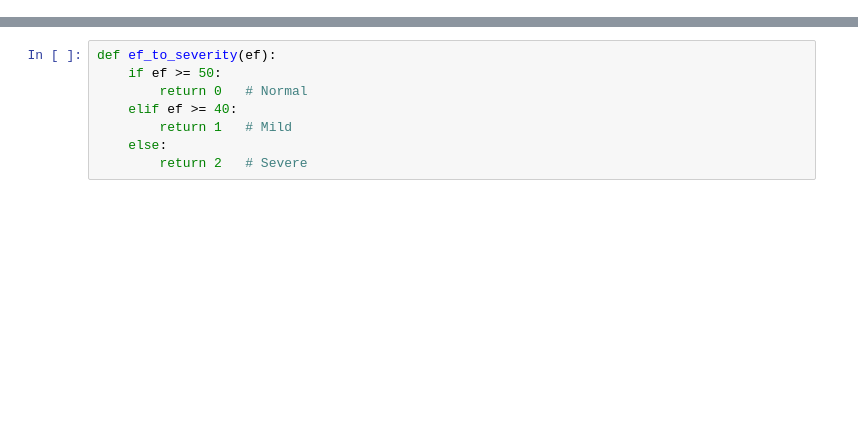
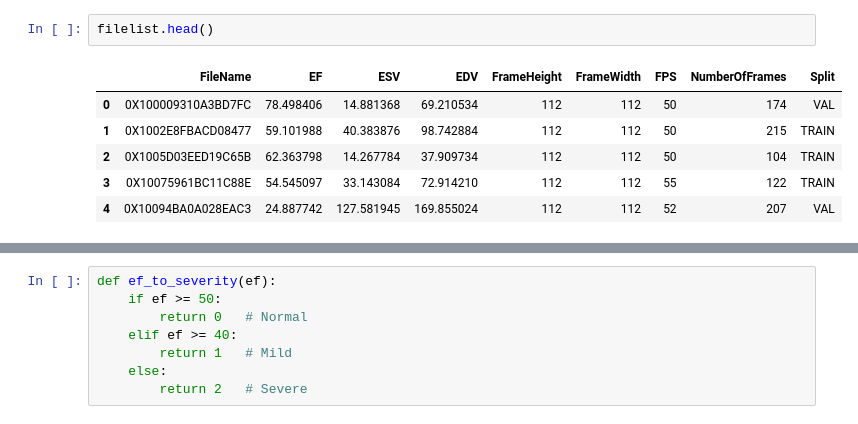
Before and after one commit to vasanth-06V/Medcial-AI-Heart-Disease-prediction, a Jupyter notebook: notebooks/intern2_echo/EDESFramespipeline.ipynb, the cells around one changed output, grey strips where cells are left out. Saved outputs shown, nothing was run; the diff lists cells and outputs as text; blank space fills up the shorter version.

```diff
--- a/notebooks/intern2_echo/EDESFramespipeline.ipynb
+++ b/notebooks/intern2_echo/EDESFramespipeline.ipynb
@@ -34,0 +24,9 @@ filelist.head(), tracings.head()
+# %%
+filelist.head()
+# %% [output]
+|  | FileName | EF | ESV | EDV | FrameHeight | FrameWidth | FPS | NumberOfFrames | Split |
+| 0 | 0X100009310A3BD7FC | 78.498406 | 14.881368 | 69.210534 | 112 | 112 | 50 | 174 | VAL |
+| 1 | 0X1002E8FBACD08477 | 59.101988 | 40.383876 | 98.742884 | 112 | 112 | 50 | 215 | TRAIN |
+| 2 | 0X1005D03EED19C65B | 62.363798 | 14.267784 | 37.909734 | 112 | 112 | 50 | 104 | TRAIN |
+| 3 | 0X10075961BC11C88E | 54.545097 | 33.143084 | 72.914210 | 112 | 112 | 55 | 122 | TRAIN |
+| 4 | 0X10094BA0A028EAC3 | 24.887742 | 127.581945 | 169.855024 | 112 | 112 | 52 | 207 | VAL |
```
Also changed, not shown: parts of 33 cells of this notebook.
